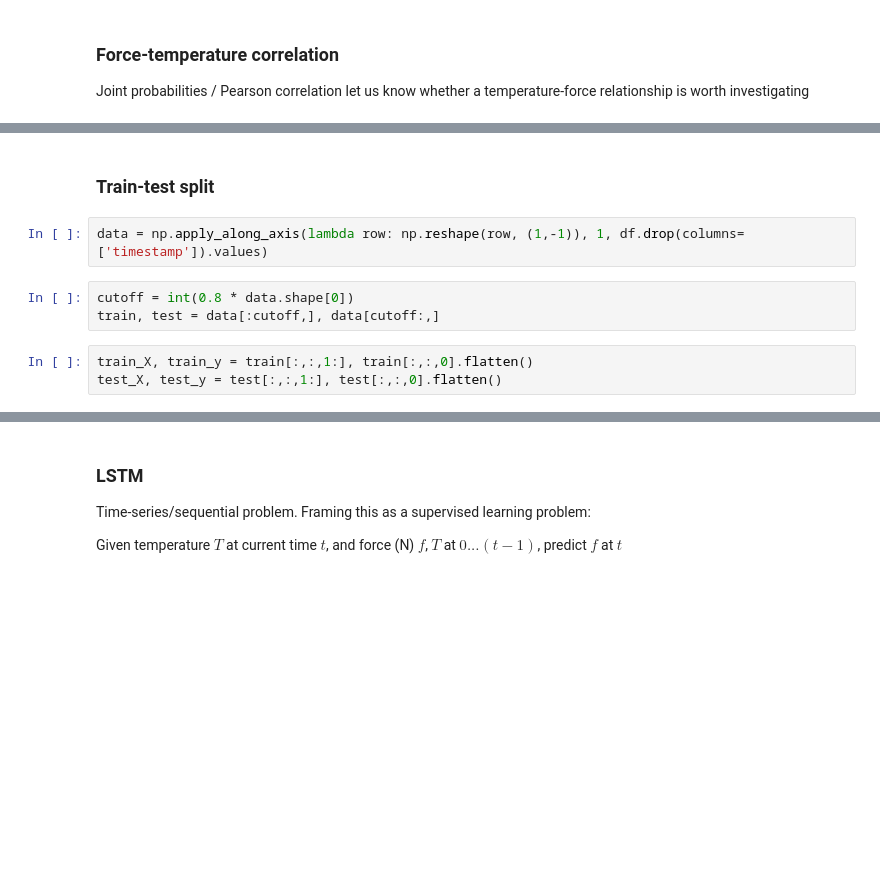
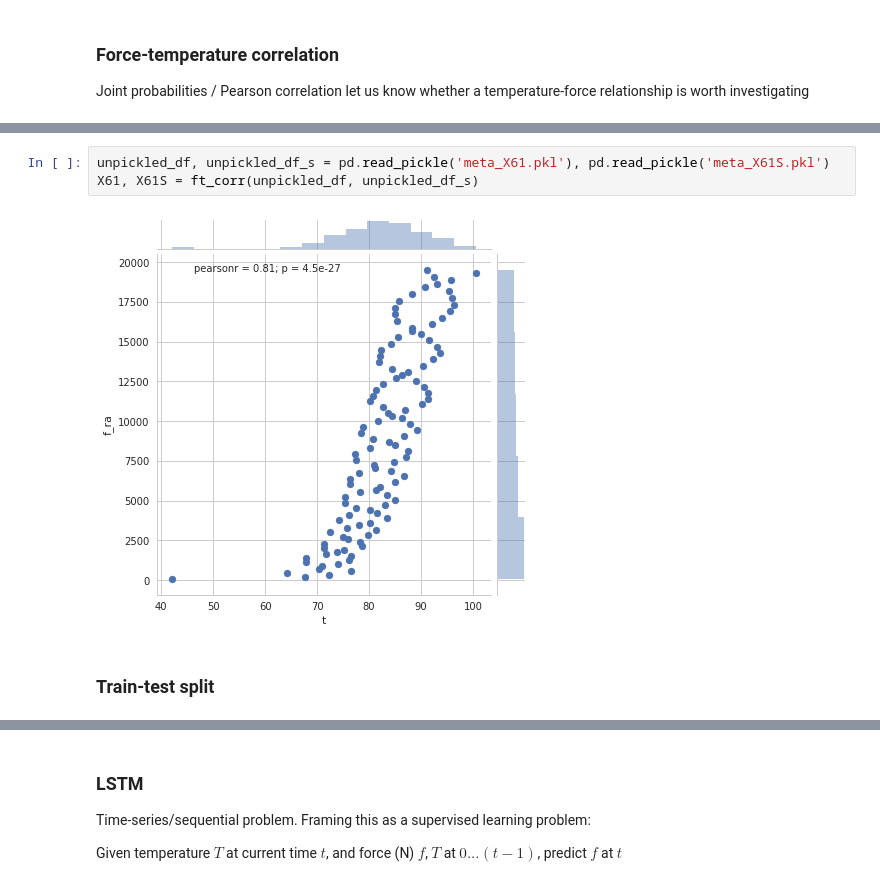
Before and after one commit to Columbia-Creative-Machines-Lab/muscle-prediction, a Jupyter notebook: fall18/lstm.ipynb, the cells around one changed output, grey strips where cells are left out. Drawn from its saved outputs; the diff is of its cells as text; blank space fills up the shorter version.

```diff
--- a/fall18/lstm.ipynb
+++ b/fall18/lstm.ipynb
@@ -183,10 +203,7 @@ plt.show()
+# %%
+unpickled_df, unpickled_df_s = pd.read_pickle('meta_X61.pkl'), pd.read_pickle('meta_X61S.pkl')
+X61, X61S = ft_corr(unpickled_df, unpickled_df_s)
+# %% [output]
+[figure, added]
 # %% [markdown]
 ### Train-test split
-# %%
-data = np.apply_along_axis(lambda row: np.reshape(row, (1,-1)), 1, df.drop(columns=['timestamp']).values)
-# %%
-cutoff = int(0.8 * data.shape[0])
-train, test = data[:cutoff,], data[cutoff:,]
-# %%
-train_X, train_y = train[:,:,1:], train[:,:,0].flatten()
-test_X, test_y = test[:,:,1:], test[:,:,0].flatten()
```
Also changed, not shown: parts of 23 cells of this notebook, 10 other files.
